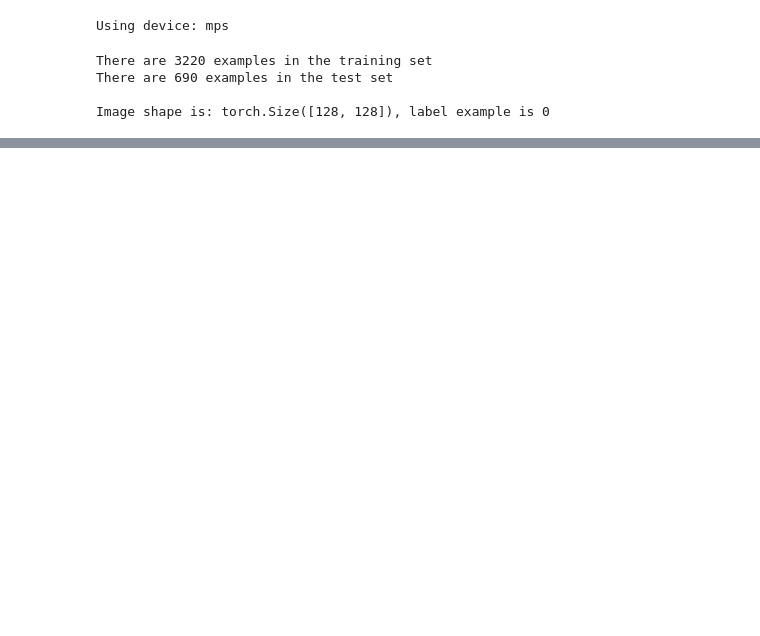
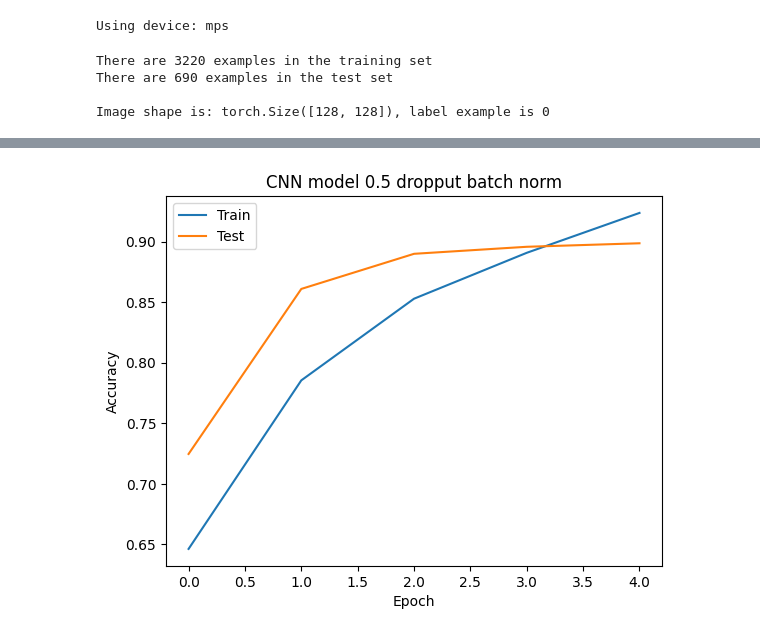
Before and after one commit to TeisAggerholm/02463_BO_project, a Jupyter notebook: VGG16D_v1.ipynb, the cells around one changed output, grey strips where cells are left out. Saved outputs shown, nothing was run; the diff lists cells and outputs as text; code cells hidden in the pictures; blank space fills up the shorter version.

```diff
--- a/VGG16D_v1.ipynb
+++ b/VGG16D_v1.ipynb
@@ -345,0 +299,20 @@ KeyboardInterrupt:
+# %%
+# Load test accuracies
+train_epochs = 5
+with open('test_accs.pkl', 'rb') as test_accs_file:  # 'rb' for read-binary mode
+    test_accs = pickle.load(test_accs_file)
+
+# Load train accuracies
+with open('train_accs.pkl', 'rb') as train_accs_file:  # 'rb' for read-binary mode
+    train_accs = pickle.load(train_accs_file)
+
+plt.plot(range(train_epochs), train_accs, label='Train')
+plt.plot(range(train_epochs), test_accs, label='Test')
+
+plt.xlabel('Epoch')
+plt.ylabel('Accuracy')
+plt.title('CNN model 0.5 dropput batch norm')
+plt.legend()
+plt.show()
+# %% [output]
+[figure, added]
```
Also changed, not shown: parts of 2 cells of this notebook, 2 other files.
